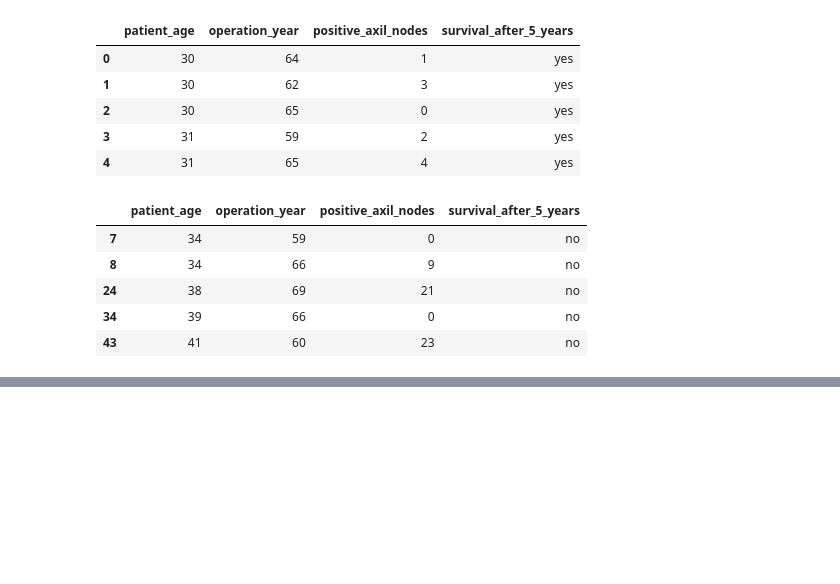
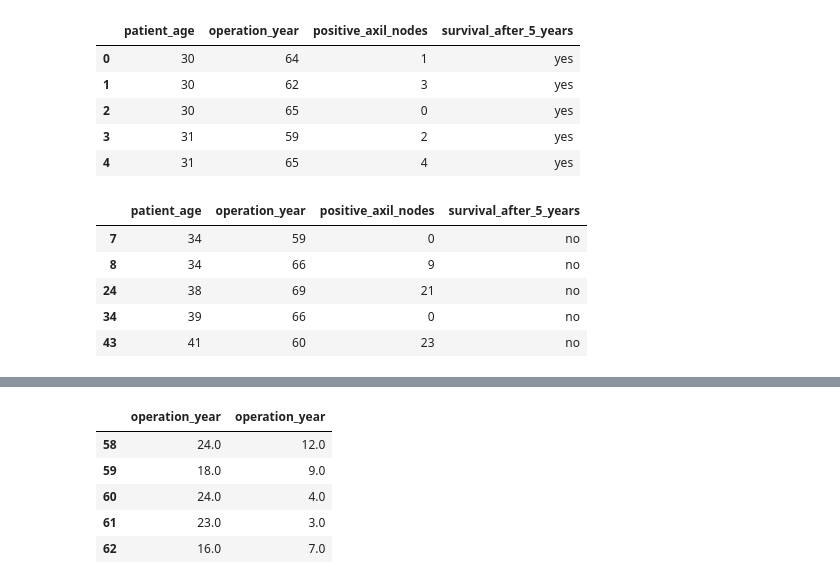
Before and after one commit to HarshitaSing/Basic_EDA, a Jupyter notebook: EDA _Test.ipynb, the cells around one changed output, grey strips where cells are left out. Cells and saved outputs as stored; diff of their text form; code cells hidden in the pictures; blank space fills up the shorter version.

```diff
--- a/EDA _Test.ipynb
+++ b/EDA _Test.ipynb
@@ -219,0 +233,9 @@ death_df.head(5)
+# %%
+survival_df.head(5)
+# %% [output]
+|  | operation_year | operation_year |
+| 58 | 24.0 | 12.0 |
+| 59 | 18.0 | 9.0 |
+| 60 | 24.0 | 4.0 |
+| 61 | 23.0 | 3.0 |
+| 62 | 16.0 | 7.0 |
```
Also changed, not shown: parts of 6 cells of this notebook.
